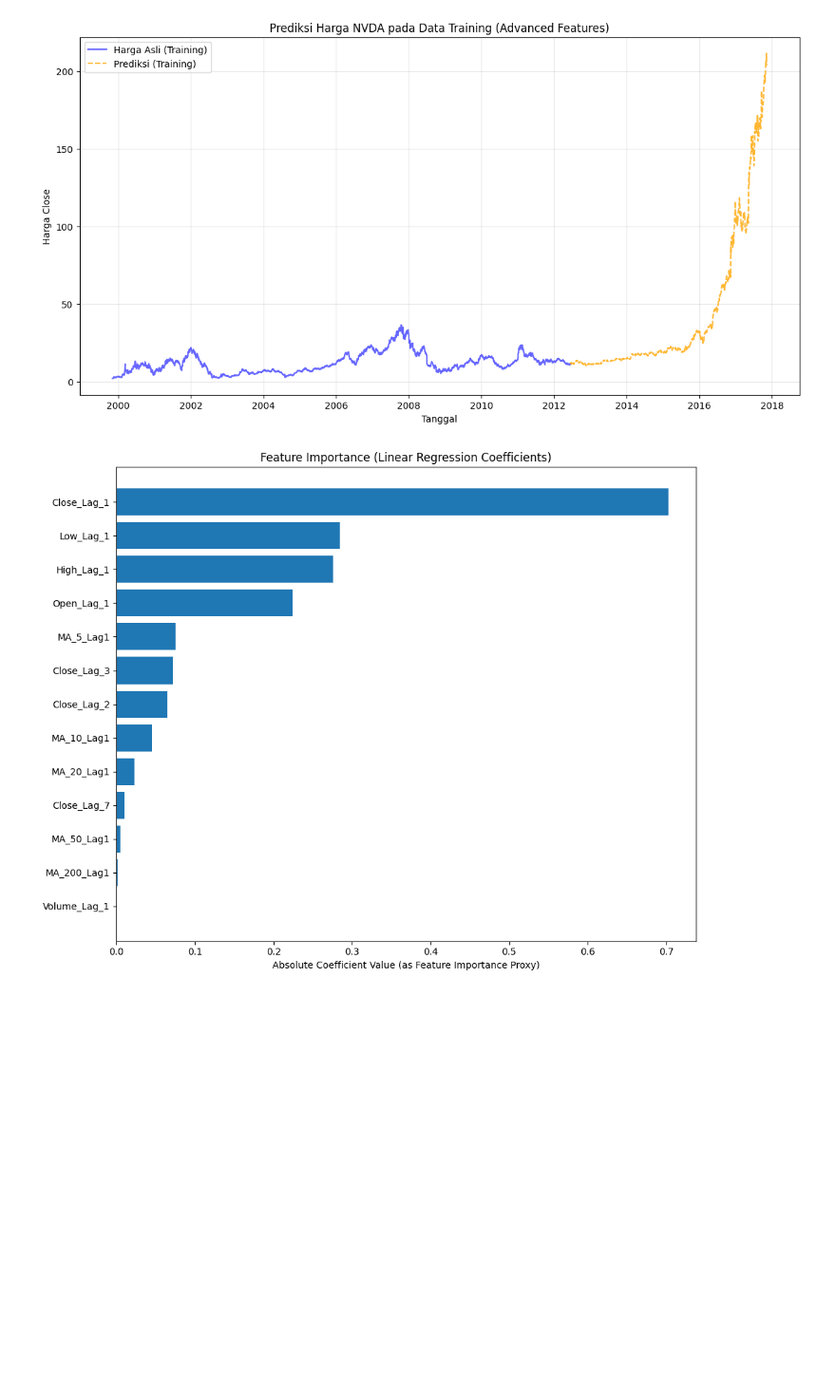
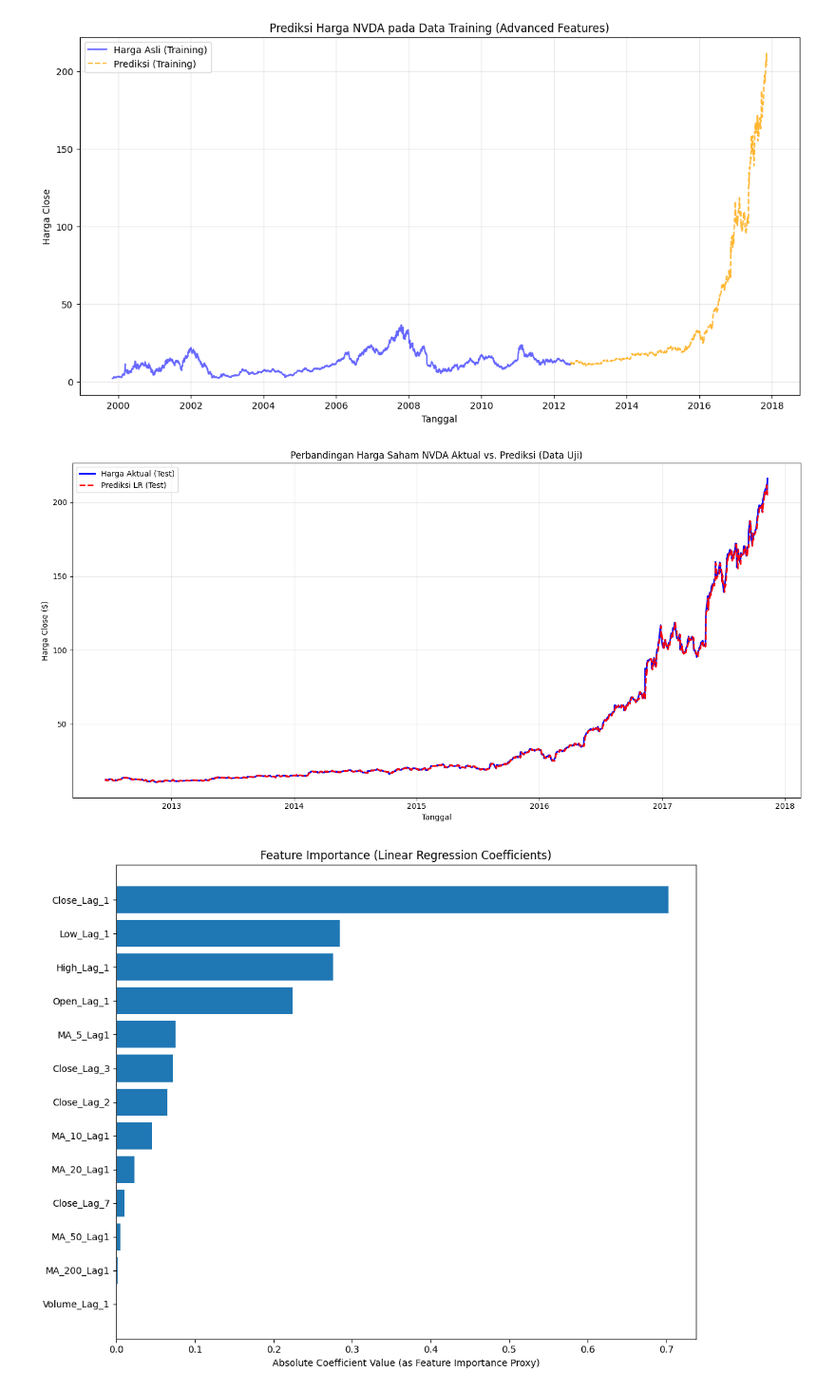
Before and after one commit to Dafalahl/NVIDIA-Stock-Price-Prediction-using-Time-Series, a Jupyter notebook: nvidia_stock_prediction.ipynb, the cells around one changed output. Shown: that part at 95% size. Saved outputs shown, nothing was run; the diff lists cells and outputs as text; code cells hidden in the pictures; blank space fills up the shorter version.

```diff
--- a/nvidia_stock_prediction.ipynb
+++ b/nvidia_stock_prediction.ipynb
@@ -138,6 +139,27 @@ plt.grid(True, alpha=0.3)
 plt.savefig('visualisasi_training_data_advanced.png')
 # %% [output]
 [figure]
+# %%
+# --- VISUALISASI AKTUAL vs PREDIKSI (DATA UJI) ---
+import matplotlib.pyplot as plt
+
+plt.figure(figsize=(14, 7))
+
+# Plot Harga Aktual (Data Y_test)
+plt.plot(Y_test.index, Y_test.values, label='Harga Aktual (Test)', color='blue', linewidth=2)
+
+# Plot Prediksi Model (Data lr_pred)
+plt.plot(X_test.index, lr_pred, label='Prediksi LR (Test)', color='red', linestyle='--', linewidth=2)
+
+plt.title('Perbandingan Harga Saham NVDA Aktual vs. Prediksi (Data Uji)')
+plt.xlabel('Tanggal')
+plt.ylabel('Harga Close ($)')
+plt.legend()
+plt.grid(True, alpha=0.3)
+plt.tight_layout()
+plt.savefig('test_set_actual_vs_predicted.png')
+# %% [output]
+[figure, added]
 # %%
 # Melihat Feature berpengaruh
 importances = np.abs(lr_model.coef_)
```
Also changed, not shown: parts of 3 cells of this notebook.
